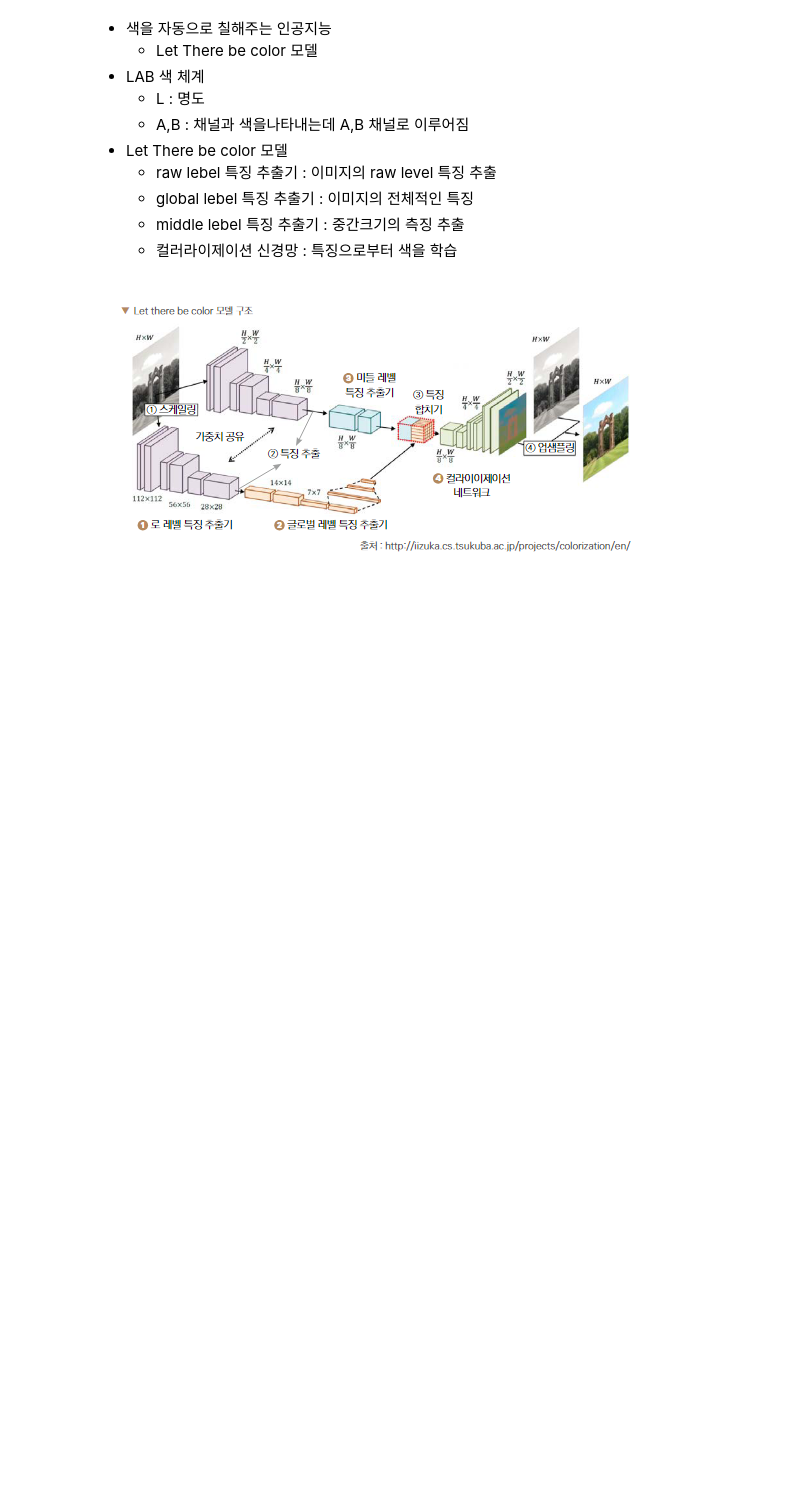
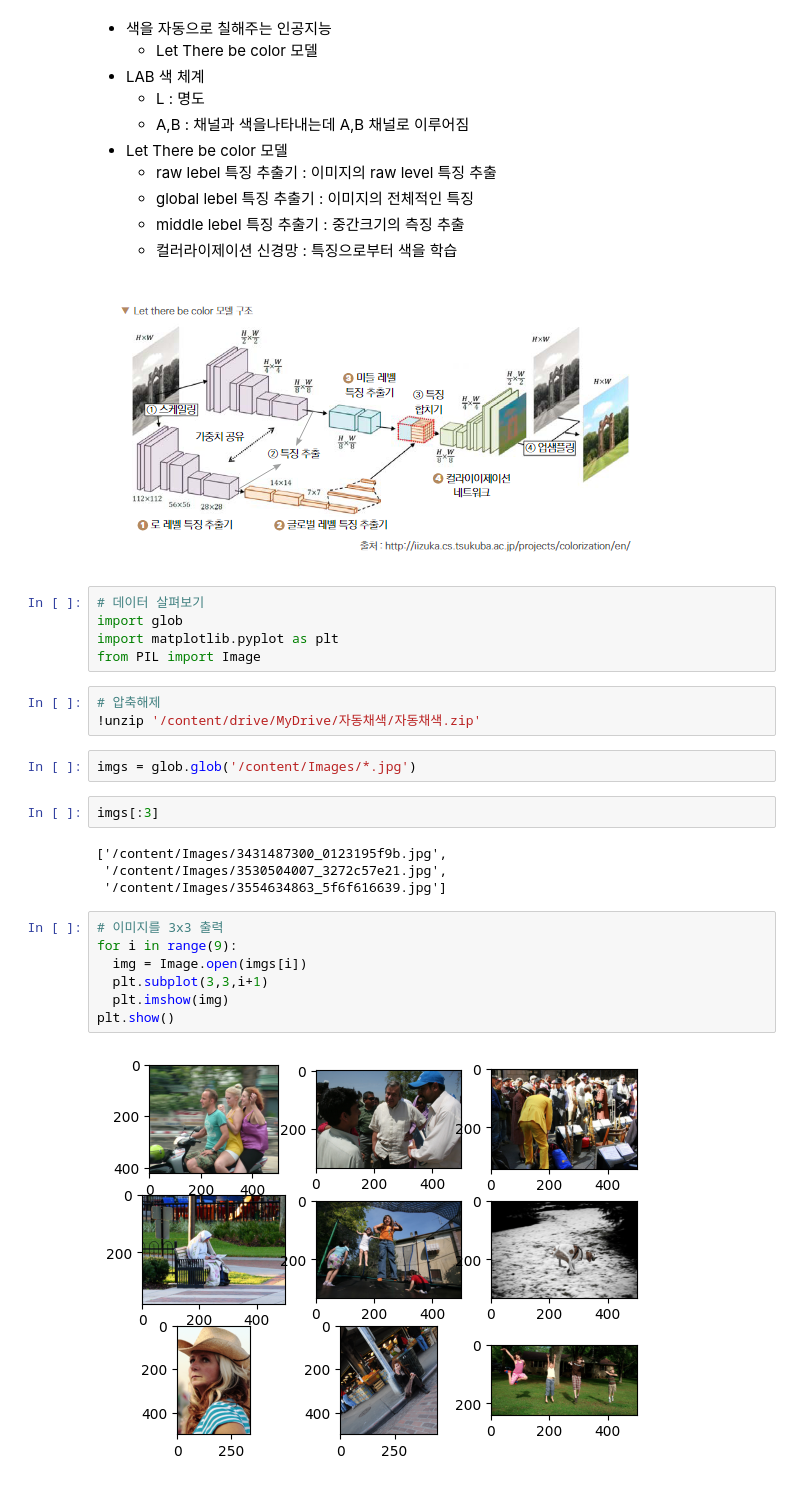
Before and after one commit to leekyuyoung202306/PYTHON, a Jupyter notebook: 16주차/[파이토치]자동채색_모델.ipynb, the cells around one changed output. Saved outputs shown, nothing was run; the diff lists cells and outputs as text; blank space fills up the shorter version.

```diff
--- a/16주차/[파이토치]자동채색_모델.ipynb
+++ b/16주차/[파이토치]자동채색_모델.ipynb
@@ -11,3 +11,28 @@
   - 컬러라이제이션 신경망 : 특징으로부터 색을 학습
 # %% [markdown]
 ![image.png](embedded-picture-1)
+# %%
+# 데이터 살펴보기
+import glob
+import matplotlib.pyplot as plt
+from PIL import Image
+# %%
+# 압축해제
+!unzip '/content/drive/MyDrive/자동채색/자동채색.zip'
+# %%
+imgs = glob.glob('/content/Images/*.jpg')
+# %%
+imgs[:3]
+# %% [output]
+['/content/Images/3431487300_0123195f9b.jpg',
+ '/content/Images/3530504007_3272c57e21.jpg',
+ '/content/Images/3554634863_5f6f616639.jpg']
+# %%
+# 이미지를 3x3 출력
+for i in range(9):
+  img = Image.open(imgs[i])
+  plt.subplot(3,3,i+1)
+  plt.imshow(img)
+plt.show()
+# %% [output]
+[figure, added]
```
Also changed, not shown: parts of 8 cells of this notebook.
